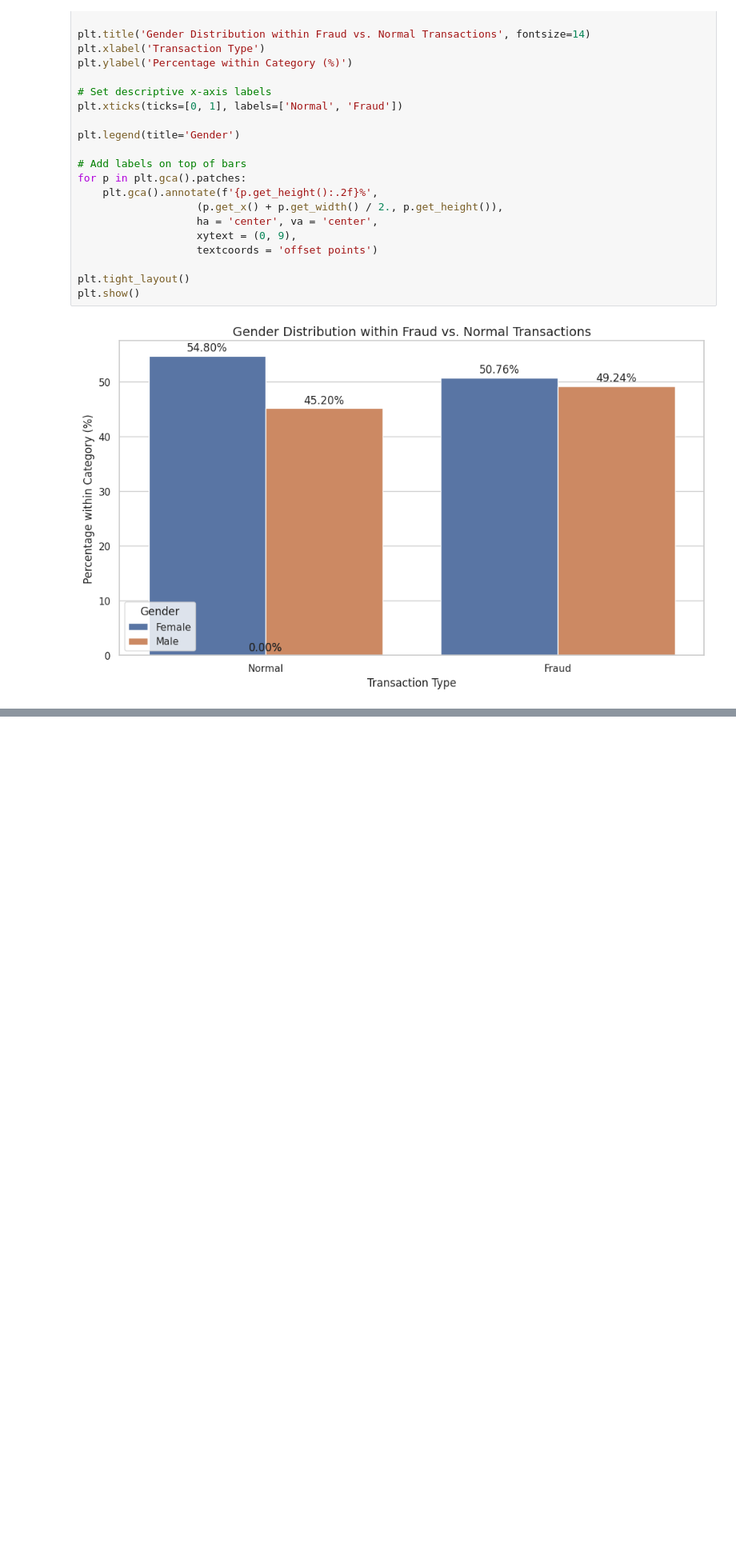
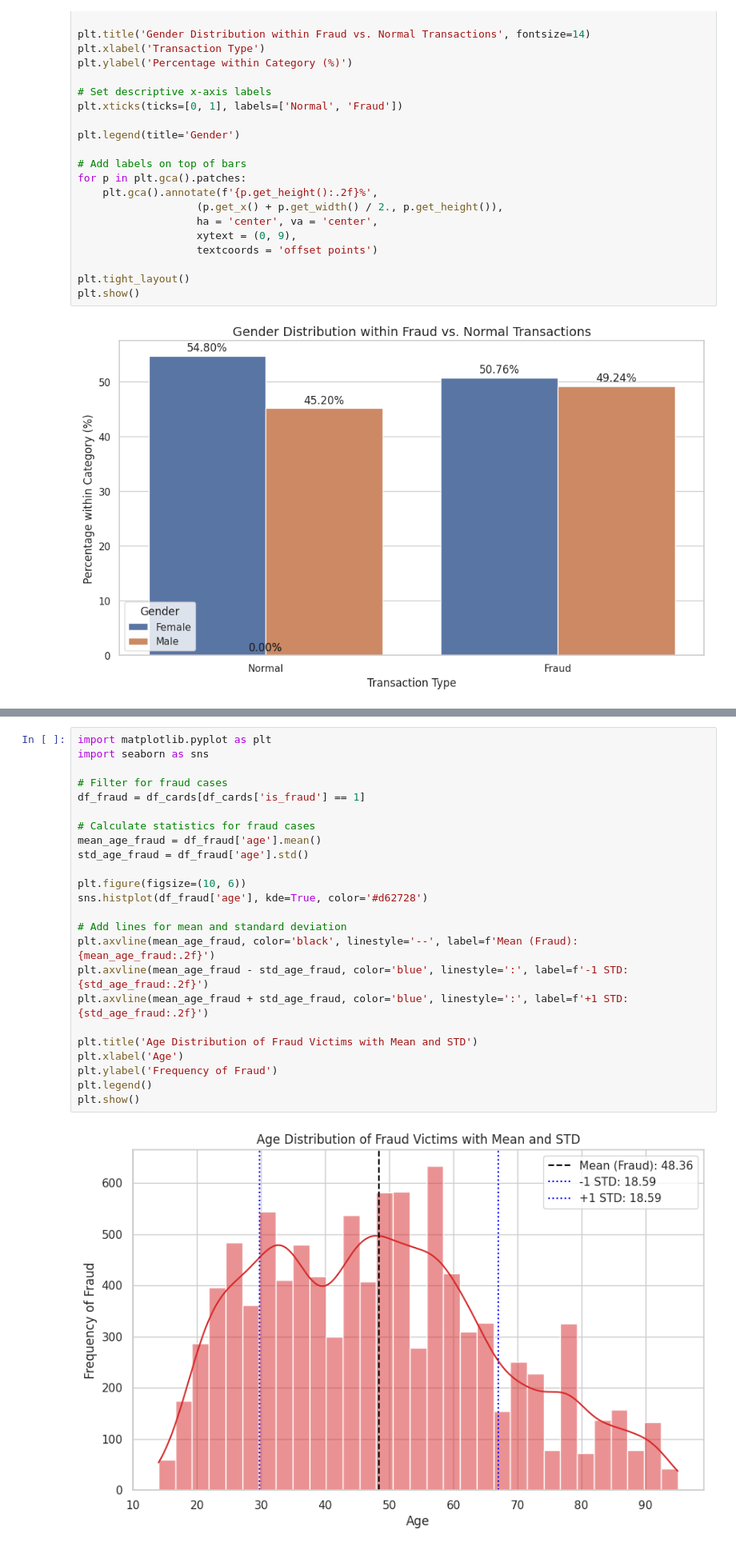
Before and after one commit to danieligelnik/CCFraudProject, a Jupyter notebook: DS_project.ipynb, the cells around one changed output, grey strips where cells are left out. Shown at 80% size. Saved outputs shown, nothing was run; the diff lists cells and outputs as text; blank space fills up the shorter version.

```diff
--- a/DS_project.ipynb
+++ b/DS_project.ipynb
@@ -539,0 +620,26 @@ plt.show()
+# %%
+import matplotlib.pyplot as plt
+import seaborn as sns
+
+# Filter for fraud cases
+df_fraud = df_cards[df_cards['is_fraud'] == 1]
+
+# Calculate statistics for fraud cases
+mean_age_fraud = df_fraud['age'].mean()
+std_age_fraud = df_fraud['age'].std()
+
+plt.figure(figsize=(10, 6))
+sns.histplot(df_fraud['age'], kde=True, color='#d62728')
+
+# Add lines for mean and standard deviation
+plt.axvline(mean_age_fraud, color='black', linestyle='--', label=f'Mean (Fraud): {mean_age_fraud:.2f}')
+plt.axvline(mean_age_fraud - std_age_fraud, color='blue', linestyle=':', label=f'-1 STD: {std_age_fraud:.2f}')
+plt.axvline(mean_age_fraud + std_age_fraud, color='blue', linestyle=':', label=f'+1 STD: {std_age_fraud:.2f}')
+
+plt.title('Age Distribution of Fraud Victims with Mean and STD')
+plt.xlabel('Age')
+plt.ylabel('Frequency of Fraud')
+plt.legend()
+plt.show()
+# %% [output]
+[figure, added]
```
Also changed, not shown: parts of 10 cells of this notebook.
